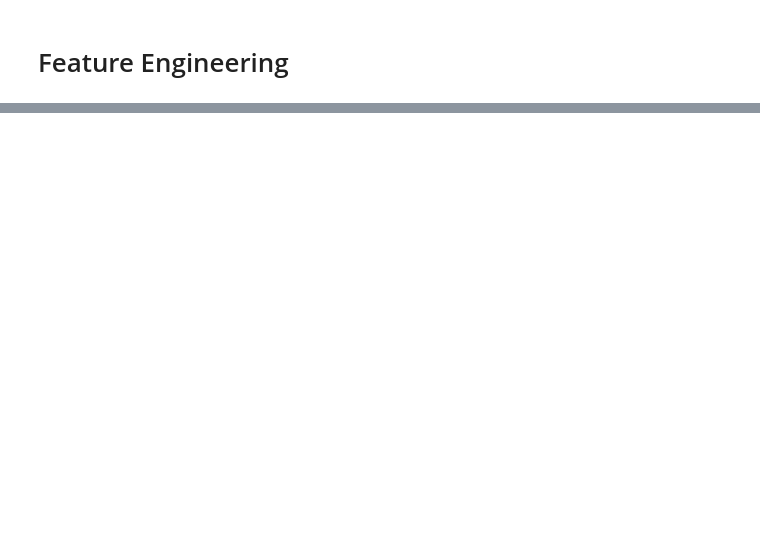
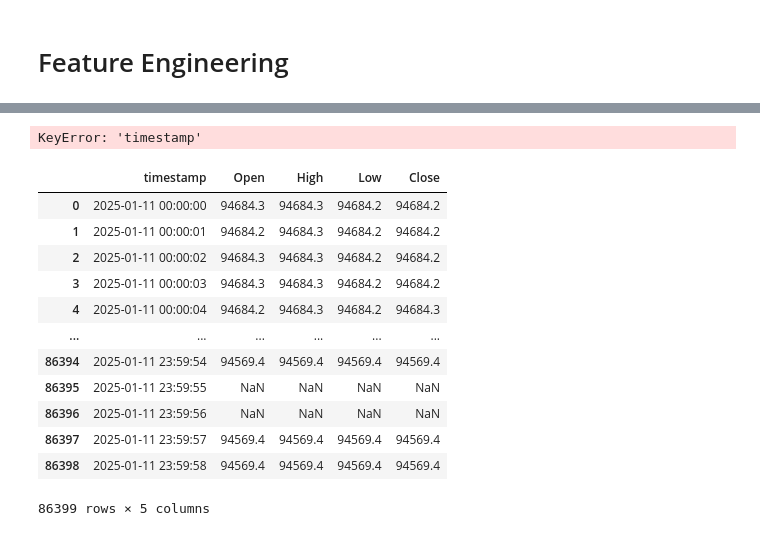
Before and after one commit to rheza-bitwyre/local-share-2, a Jupyter notebook: 06_trades_and_orderbooks/02_read_aggtrades_and_clean.ipynb, the cells around one changed output, grey strips where cells are left out. Cells and saved outputs as stored; diff of their text form; code cells hidden in the pictures; blank space fills up the shorter version.

```diff
--- a/06_trades_and_orderbooks/02_read_aggtrades_and_clean.ipynb
+++ b/06_trades_and_orderbooks/02_read_aggtrades_and_clean.ipynb
@@ -136,3 +226,50 @@ Max Timestamp: 1738108799461
+# %%
+import pandas as pd
+
+# Assuming your DataFrame is named `df`
+# Convert the timestamp to datetime
+df['timestamp'] = pd.to_datetime(df['timestamp'], unit='ms')
+
+# Set the timestamp as the index
+df.set_index('timestamp', inplace=True)
+
+# Resample the data per second and calculate OHLC
+ohlc_df = df['price'].resample('1S').agg(
+    Open=('first'),
+    High=('max'),
+    Low=('min'),
+    Close=('last')
+)
+
+# Fill missing seconds with NaN (if there are any)
+ohlc_df = ohlc_df.asfreq('1M')
+
+# Reset the index to make timestamp a column again (optional)
+ohlc_df.reset_index(inplace=True)
+
+# Check the shape of the resulting DataFrame
+print(ohlc_df.shape)  # Should be (86400, 5)
+
+# Display the first few rows
+print(ohlc_df.head())
+# %% [output]
+KeyError: 'timestamp'
+# %%
+ohlc_df
+# %% [output]
+|  | timestamp | Open | High | Low | Close |
+| 0 | 2025-01-11 00:00:00 | 94684.3 | 94684.3 | 94684.2 | 94684.2 |
+| 1 | 2025-01-11 00:00:01 | 94684.2 | 94684.3 | 94684.2 | 94684.2 |
+| 2 | 2025-01-11 00:00:02 | 94684.3 | 94684.3 | 94684.2 | 94684.2 |
+| 3 | 2025-01-11 00:00:03 | 94684.3 | 94684.3 | 94684.2 | 94684.2 |
+| 4 | 2025-01-11 00:00:04 | 94684.2 | 94684.3 | 94684.2 | 94684.3 |
+| ... | ... | ... | ... | ... | ... |
+| 86394 | 2025-01-11 23:59:54 | 94569.4 | 94569.4 | 94569.4 | 94569.4 |
+| 86395 | 2025-01-11 23:59:55 | NaN | NaN | NaN | NaN |
+| 86396 | 2025-01-11 23:59:56 | NaN | NaN | NaN | NaN |
+| 86397 | 2025-01-11 23:59:57 | 94569.4 | 94569.4 | 94569.4 | 94569.4 |
+| 86398 | 2025-01-11 23:59:58 | 94569.4 | 94569.4 | 94569.4 | 94569.4 |
+86399 rows × 5 columns
 # %%
 import pandas as pd
 import numpy as np
```
Also changed, not shown: parts of 14 cells of this notebook, 8 other files.
